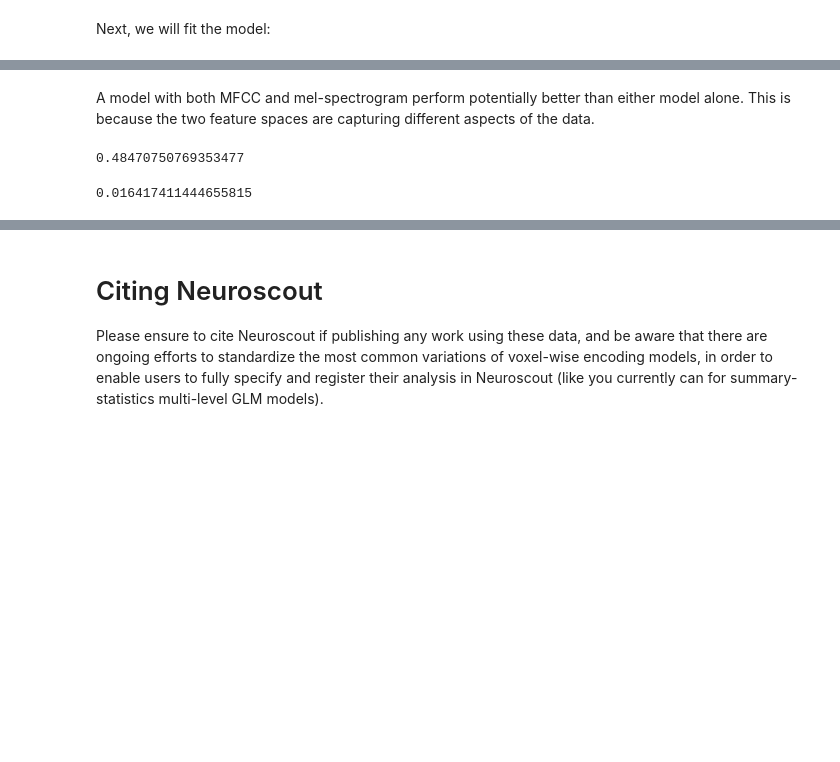
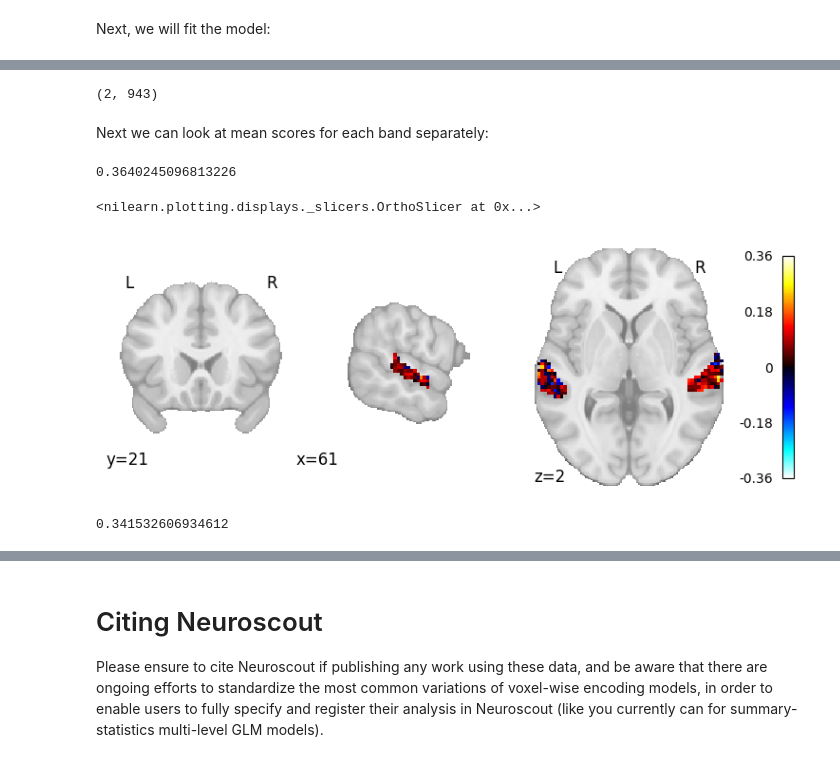
Before and after one commit to neuroscout/neuroscout-docs, a Jupyter notebook: docs/python_api/banded_regression.ipynb, the cells around one changed output, grey strips where cells are left out. Drawn from its saved outputs; the diff is of its cells as text; code cells hidden in the pictures; blank space fills up the shorter version.

```diff
--- a/docs/python_api/banded_regression.ipynb
+++ b/docs/python_api/banded_regression.ipynb
@@ -79,7 +79,7 @@ Finally, we load the corresponding images:
 # %%
 # Note: This command can hang after fetching images.
 # If so, stop this cell and re-run, and it will immediately re-execute
-preproc_dir, img_objs = fetch_images('Budapest', '/tmp/', subject=subject, run=runs, fetch_brain_mask=True)
+preproc_dir, img_objs = fetch_images('Budapest', '/tmp/', subject=subject, run=runs)
 # %% [output]
 action summary:
   get (notneeded: 6)
@@ -95,25 +122,6 @@ Note that you could choose to use a different mask, or prepare data for analysis
 # %%
-# Separate bold images from masks
+# Only grab bold images
 all_funcs = [f for f in img_objs if f.entities['suffix'] == 'bold']
-all_masks = [f for f in img_objs if f.entities['suffix'] == 'mask']
-
-# Compute joint mask
-import nibabel as nib
-import numpy as np
-
-def _compute_mask_intersection(masks):
-    """ Compute joint masks (i.e. where all masks have 1s)"""
-    _masks = [nib.load(m) for m in masks]
-    _data = np.stack(n.get_fdata() for n in _masks)
-
-    intersection = _data.min(axis=0)
-
-    mask = nib.Nifti1Image(
-        intersection, affine = _masks[0].affine, header=_masks[0].header)
-
-    return mask
-
-inter_mask = _compute_mask_intersection(all_masks)
 
 # Mask images and stack into a single array
 import pandas as pd
@@ -133,7 +141,7 @@ def _mask_and_stack_images(image_objects, mask):
     entities = pd.DataFrame(entities)
     return np.vstack(arrays), entities, masker
 
-y, img_entities, masker = _mask_and_stack_images(all_funcs, inter_mask)
+y, img_entities, masker = _mask_and_stack_images(all_funcs, resampled_stg)
 # %% [markdown]
 The stacked runs have shape: `(n_volumes, n_voxels)`
 # %%
@@ -317,12 +321,24 @@ We can now average across folds to get the mean scores for each band:
 # %%
-results_combined = results_combined['test_scores'].mean(axis=0)
+scores_combined = results_combined['test_scores'].mean(axis=0)
+scores_combined.shape
+# %% [output]
+(2, 943)
-# %% [markdown]
-A model with both MFCC and mel-spectrogram perform potentially better than either model alone. This is because the two feature spaces are capturing different aspects of the data.
-# %%
-results_combined.max()
-# %% [output]
-0.48470750769353477
-# %%
-results_combined.mean()
-# %% [output]
-0.016417411444655815
+# %% [markdown]
+Next we can look at mean scores for each band separately:
+# %%
+# MFCC scores
+scores_combined[0].max()
+# %% [output]
+0.3640245096813226
+# %%
+from nilearn.plotting import plot_stat_map
+
+plot_stat_map(masker.inverse_transform(scores_combined[0]), cut_coords=[61, 21, 2], draw_cross=False)
+# %% [output]
+<nilearn.plotting.displays._slicers.OrthoSlicer at 0x...>
+[figure, added]
+# %%
+# Mel-spectrogram scores
+scores_combined[1].max()
+# %% [output]
+0.341532606934612
```
Also changed, not shown: parts of 11 cells of this notebook.
